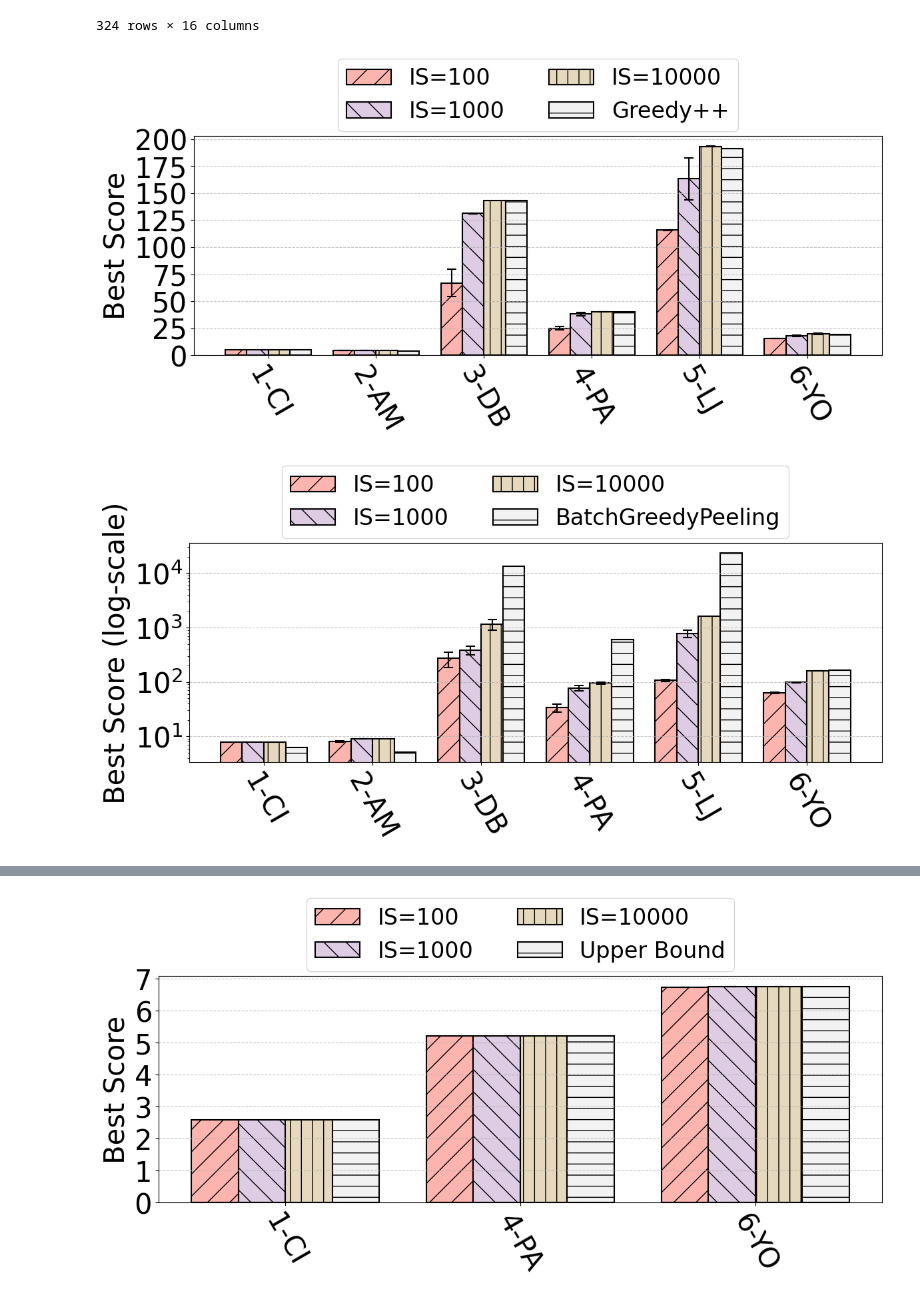
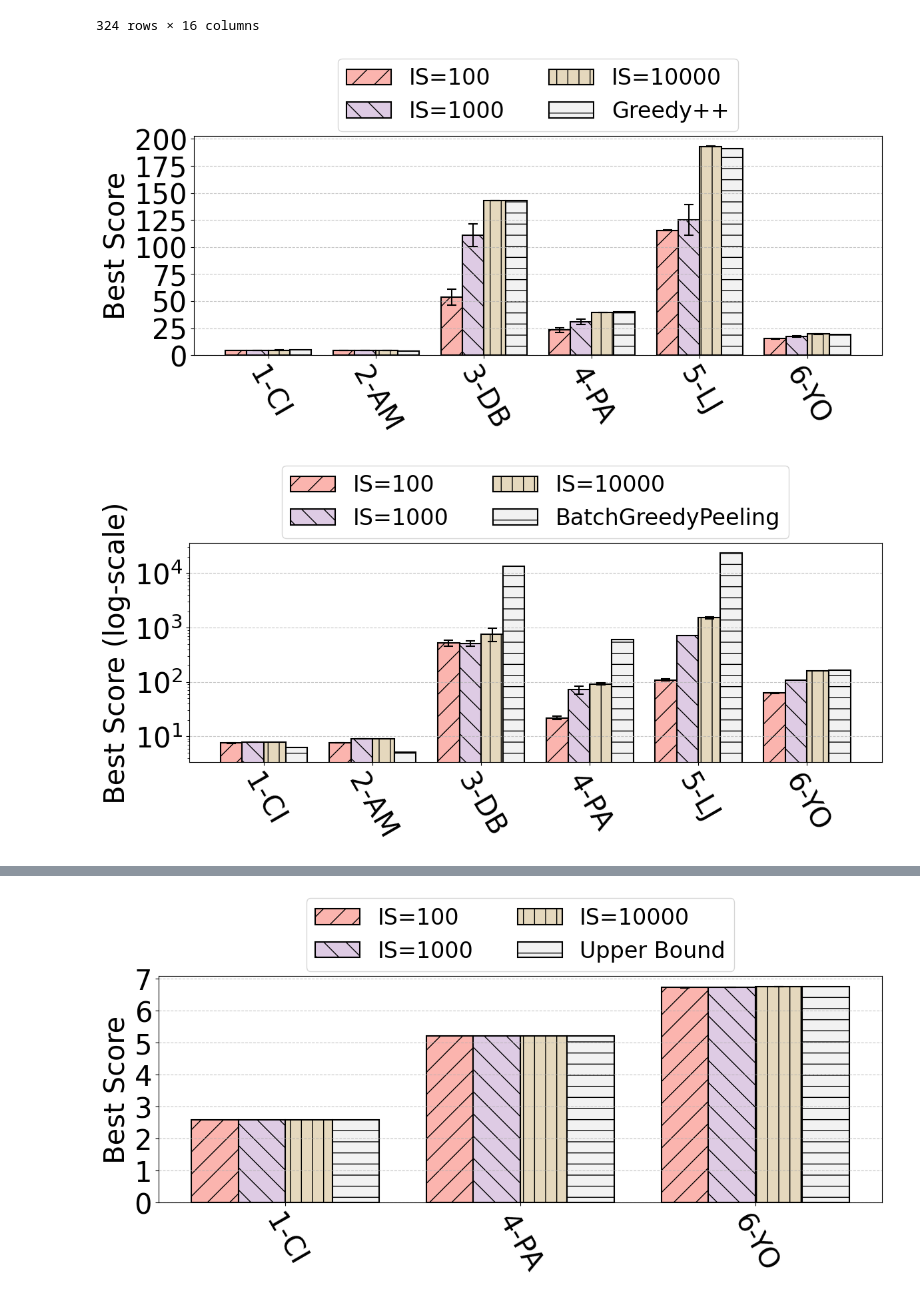
Before and after one commit to dcc-ufla-graph-mining/fractal, a Jupyter notebook: plots/CCPE_Plots/optimality_plots.ipynb, the cells around one changed output, grey strips where cells are left out. Drawn from its saved outputs; the diff is of its cells as text; code cells hidden in the pictures.

```diff
--- a/plots/CCPE_Plots/optimality_plots.ipynb
+++ b/plots/CCPE_Plots/optimality_plots.ipynb
@@ -319,48 +317,48 @@ import math
 # Setup variables
 grouping_cols = ["graph_name"]
 obj_function = ["densesubgraph"]
-metaheuristic = ["vns"]
+metaheuristic = ["ils"]
 
 # Filter the Data
 df = grouped_df[
     (grouped_df["metaheuristic"].isin(metaheuristic)) &
     (grouped_df["objective_function"].isin(obj_function)) &
     (grouped_df['graph_name'].isin(['citeseer', 'amazon', 'dblp', 'patents', 'livejournal', 'youtube'])) &
     (grouped_df['num_initial_solutions'] > 32)
     ].copy()
 
 # Rename graphs
 df['graph_name'] = df['graph_name'].replace({
     'citeseer': '1-CI',
     'amazon': '2-AM',
     'dblp': '3-DB',
     'patents': '4-PA',
     'livejournal': '5-LJ',
     'youtube': '6-YO',
 })
 
 # Create the Title
 algo_name = metaheuristic[0].upper()
 title = f"{algo_name} - Optimality Dense Subgraph"
 
 # Plot graph
 plot_average_by_group_and_initial_solutions(
     df,
     grouping_cols,
     metaheuristic,
     {'Greedy++': [4.905,3.758,143,40.129,190.984,19.389]},
     log_scale=False,
     figsize=(12,6)
 )
 # %% [output]
-[figure, old version]
+[figure, new version]
 # %%
 import math
 
 # Setup variables
 grouping_cols = ["graph_name"]
 obj_function = ["triangledensestsubgraph"]
-metaheuristic = ["vns"]
+metaheuristic = ["ils"]
 
 # Filter the Data
 df = grouped_df[
@@ -394,7 +392,7 @@ plot_average_by_group_and_initial_solutions(
     figsize=(12,6)
 )
 # %% [output]
-[figure, old version]
+[figure, new version]
 # %%
 import math
 
```
Also changed, not shown: parts of 5 cells of this notebook, 31 other files.
